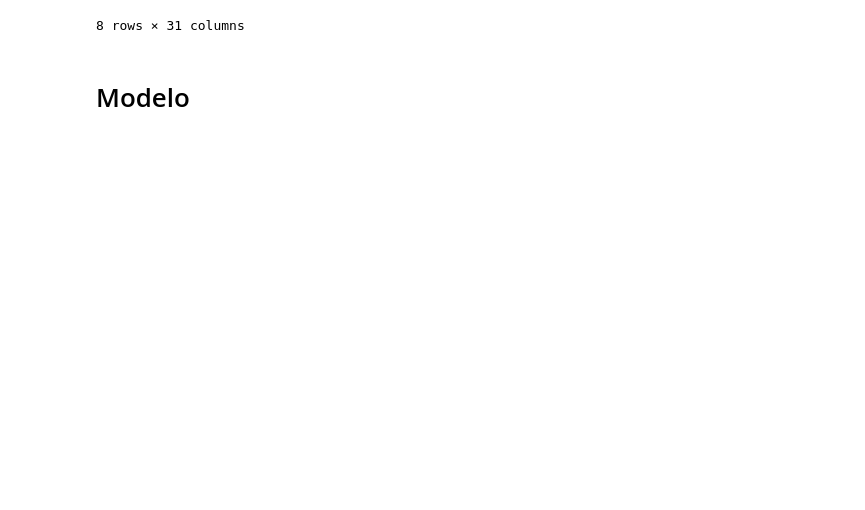
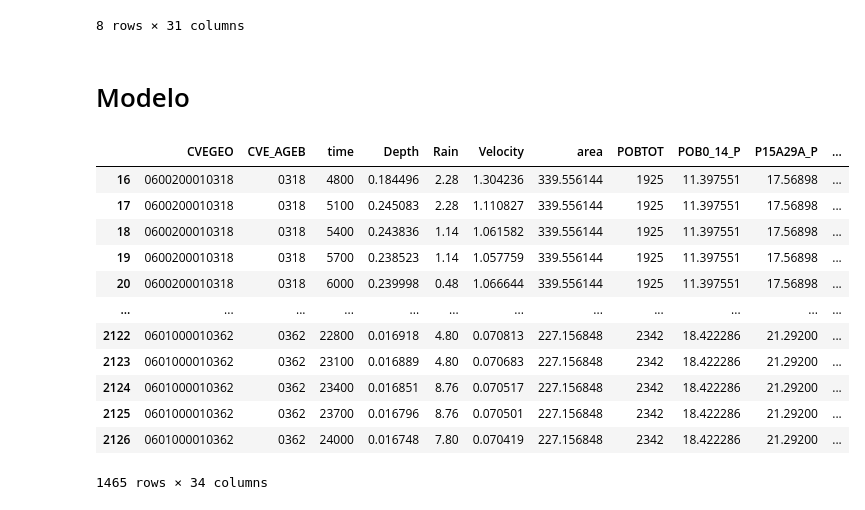
Before and after one commit to pcorner10/prep_2023, a Jupyter notebook: model.ipynb, the cells around one changed output. Drawn from its saved outputs; the diff is of its cells as text; code cells hidden in the pictures; blank space fills up the shorter version.

```diff
--- a/model.ipynb
+++ b/model.ipynb
@@ -148,0 +157,17 @@ from sklearn.model_selection import train_test_split
+# %%
+df_nonull = df_full.dropna()
+df_nonull
+# %% [output]
+|  | CVEGEO | CVE_AGEB | time | Depth | Rain | Velocity | area | POBTOT | POB0_14_P | P15A29A_P | ... |
+| 16 | 0600200010318 | 0318 | 4800 | 0.184496 | 2.28 | 1.304236 | 339.556144 | 1925 | 11.397551 | 17.56898 | ... |
+| 17 | 0600200010318 | 0318 | 5100 | 0.245083 | 2.28 | 1.110827 | 339.556144 | 1925 | 11.397551 | 17.56898 | ... |
+| 18 | 0600200010318 | 0318 | 5400 | 0.243836 | 1.14 | 1.061582 | 339.556144 | 1925 | 11.397551 | 17.56898 | ... |
+| 19 | 0600200010318 | 0318 | 5700 | 0.238523 | 1.14 | 1.057759 | 339.556144 | 1925 | 11.397551 | 17.56898 | ... |
+| 20 | 0600200010318 | 0318 | 6000 | 0.239998 | 0.48 | 1.066644 | 339.556144 | 1925 | 11.397551 | 17.56898 | ... |
+| ... | ... | ... | ... | ... | ... | ... | ... | ... | ... | ... | ... |
+| 2122 | 0601000010362 | 0362 | 22800 | 0.016918 | 4.80 | 0.070813 | 227.156848 | 2342 | 18.422286 | 21.29200 | ... |
+| 2123 | 0601000010362 | 0362 | 23100 | 0.016889 | 4.80 | 0.070683 | 227.156848 | 2342 | 18.422286 | 21.29200 | ... |
+| 2124 | 0601000010362 | 0362 | 23400 | 0.016851 | 8.76 | 0.070517 | 227.156848 | 2342 | 18.422286 | 21.29200 | ... |
+| 2125 | 0601000010362 | 0362 | 23700 | 0.016796 | 8.76 | 0.070501 | 227.156848 | 2342 | 18.422286 | 21.29200 | ... |
+| 2126 | 0601000010362 | 0362 | 24000 | 0.016748 | 7.80 | 0.070419 | 227.156848 | 2342 | 18.422286 | 21.29200 | ... |
+1465 rows × 34 columns
```
Also changed, not shown: parts of 28 cells of this notebook, 1 other file.
